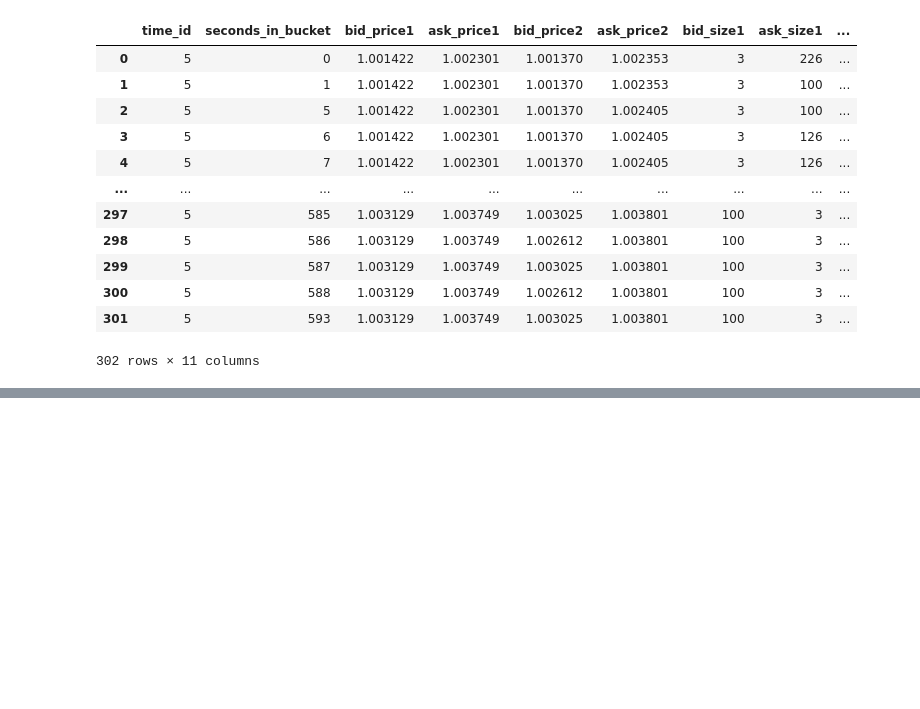
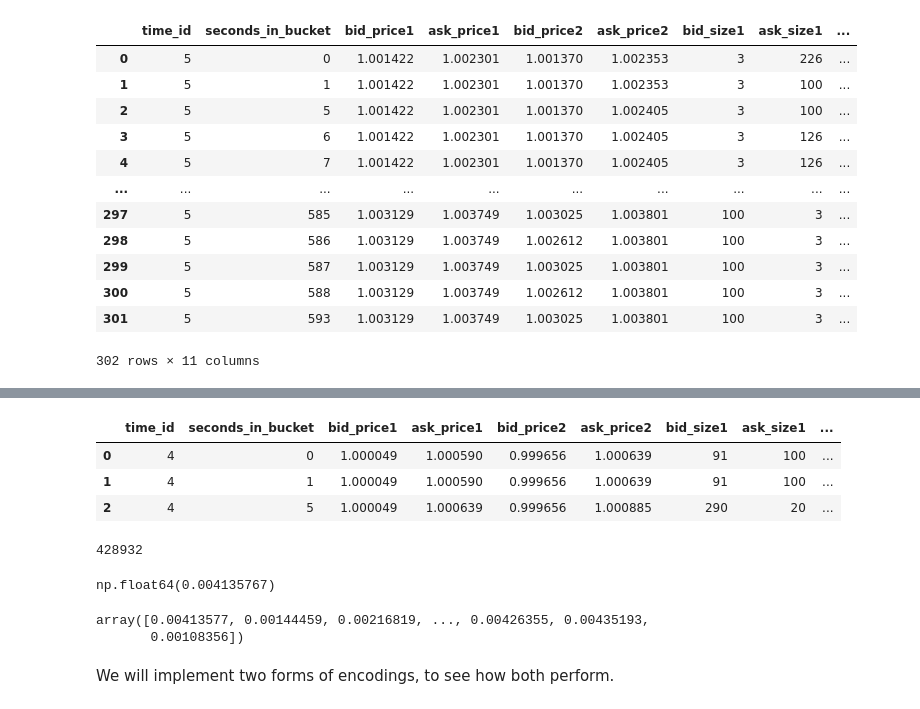
Before and after one commit to MarkDeng86/VolatilityPredictionDeepLearning, a Jupyter notebook: ImageEncoding.ipynb, the cells around one changed output, grey strips where cells are left out. Saved outputs shown, nothing was run; the diff lists cells and outputs as text; code cells hidden in the pictures; blank space fills up the shorter version.

```diff
--- a/ImageEncoding.ipynb
+++ b/ImageEncoding.ipynb
@@ -62,0 +71,22 @@ book_train[(book_train['stock_id'] == 0) & (book_train['time_id'] == 5)]
+# %%
+book_test
+# %% [output]
+|  | time_id | seconds_in_bucket | bid_price1 | ask_price1 | bid_price2 | ask_price2 | bid_size1 | ask_size1 | ... |
+| 0 | 4 | 0 | 1.000049 | 1.000590 | 0.999656 | 1.000639 | 91 | 100 | ... |
+| 1 | 4 | 1 | 1.000049 | 1.000590 | 0.999656 | 1.000639 | 91 | 100 | ... |
+| 2 | 4 | 5 | 1.000049 | 1.000639 | 0.999656 | 1.000885 | 290 | 20 | ... |
+# %%
+len(train[['stock_id', 'time_id']].to_numpy())
+# %% [output]
+428932
+# %%
+train.to_numpy()[0, 2]
+# %% [output]
+np.float64(0.004135767)
+# %%
+train.pivot(index = "stock_id", columns = "time_id", values = "target").to_numpy()[0]
+# %% [output]
+array([0.00413577, 0.00144459, 0.00216819, ..., 0.00426355, 0.00435193,
+       0.00108356])
+# %% [markdown]
+We will implement two forms of encodings, to see how both perform.
```
Also changed, not shown: parts of 10 cells of this notebook.
